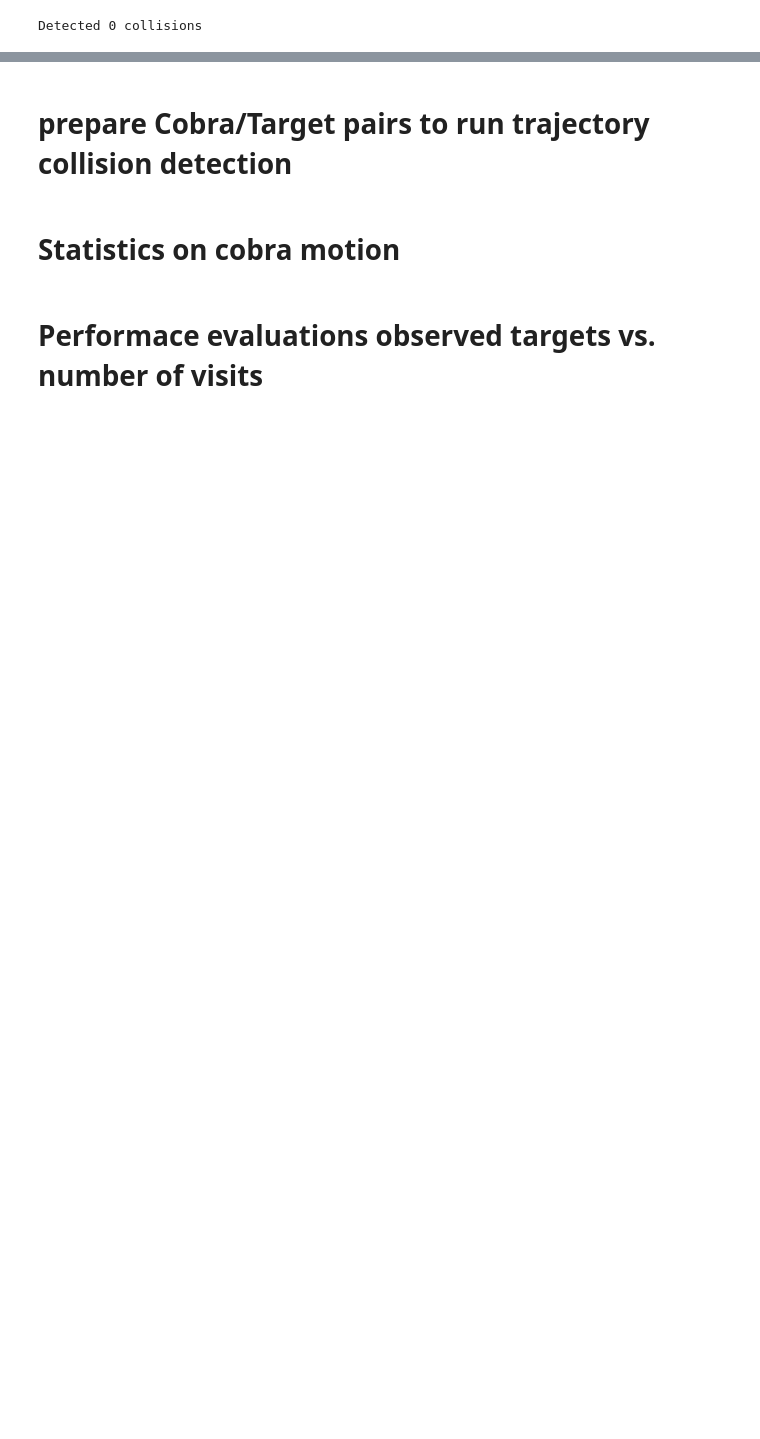
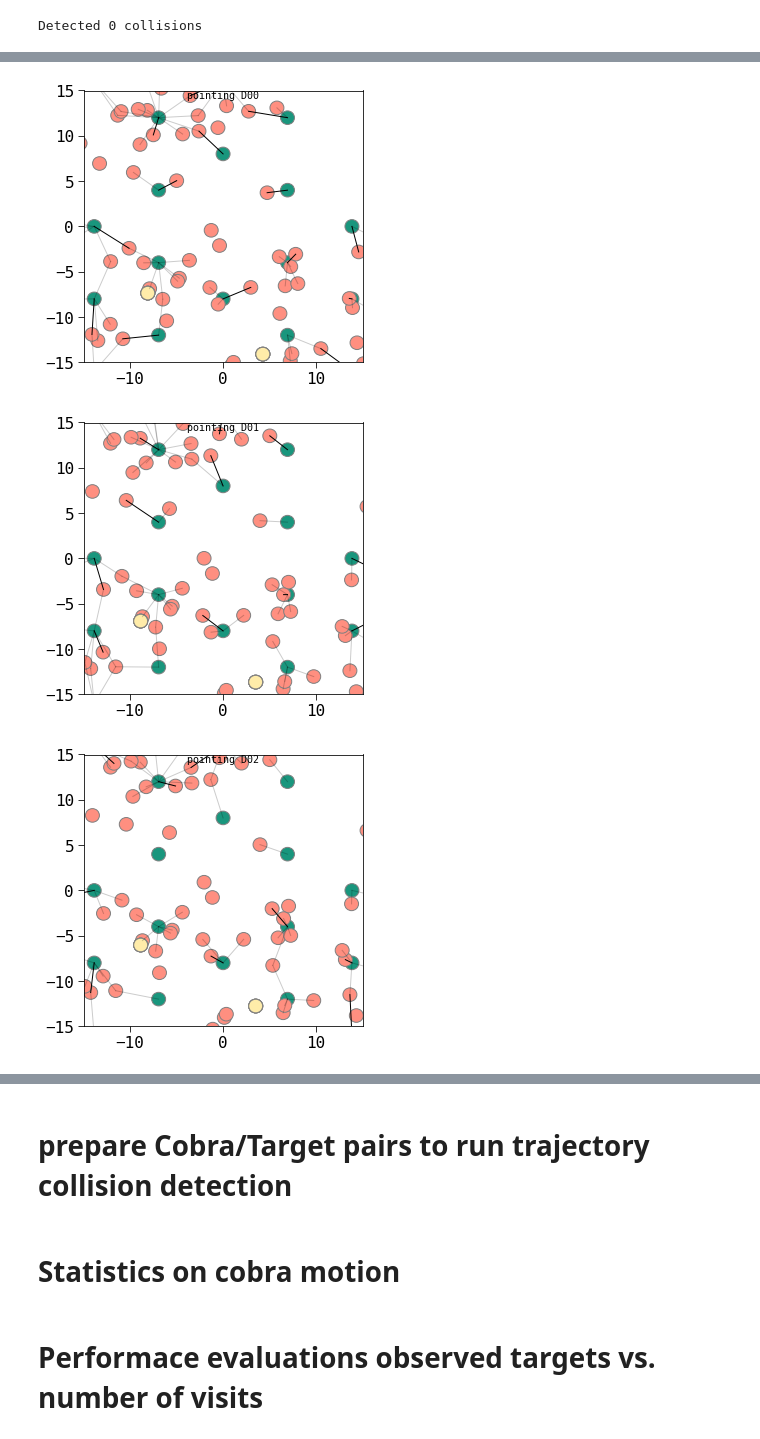
Before and after one commit to Subaru-PFS/ets_networkflow, a Jupyter notebook: netflow_COSII_offset_refactor.ipynb, the cells around one changed output, grey strips where cells are left out. Saved outputs shown, nothing was run; the diff lists cells and outputs as text; code cells hidden in the pictures; blank space fills up the shorter version.

```diff
--- a/netflow_COSII_offset_refactor.ipynb
+++ b/netflow_COSII_offset_refactor.ipynb
@@ -882,0 +902,13 @@ if True:
+# %%
+from pfs_netflow.plotting import plotFocalPlane
+
+
+if True:
+    for pid in pointings:
+        plotFocalPlane(g, pid=pid, W=30, XC=0., YC=0., name="", figsize=[5,5])
+    #plotFocalPlane(g, pid='B', W=30, XC=0., YC=0., name="", figsize=[5,5])
+    #plotSurveyPlan(g)
+# %% [output]
+[figure, added]
+[figure, added]
+[figure, added]
```
Also changed, not shown: parts of 20 cells of this notebook, 3 other files.
